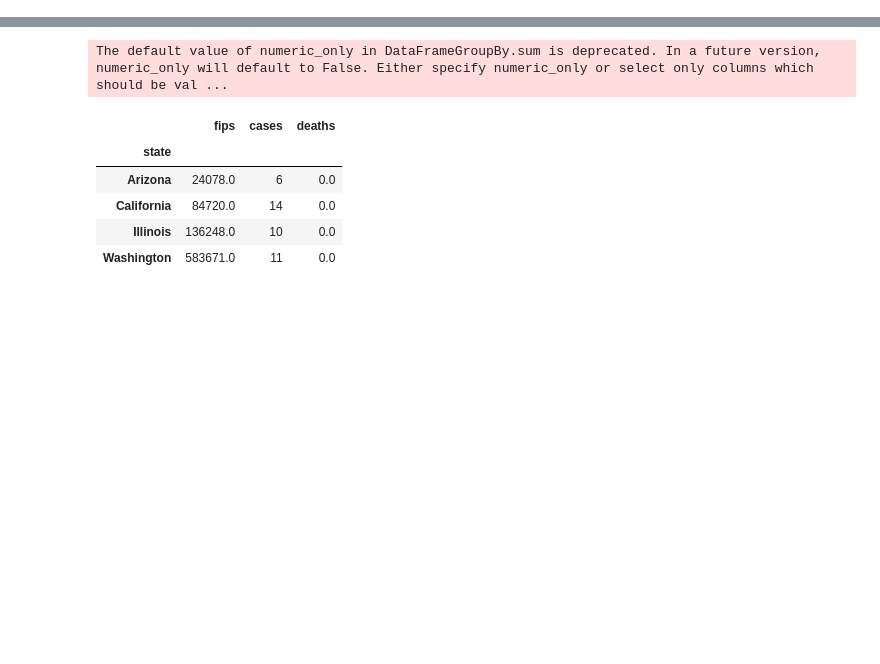
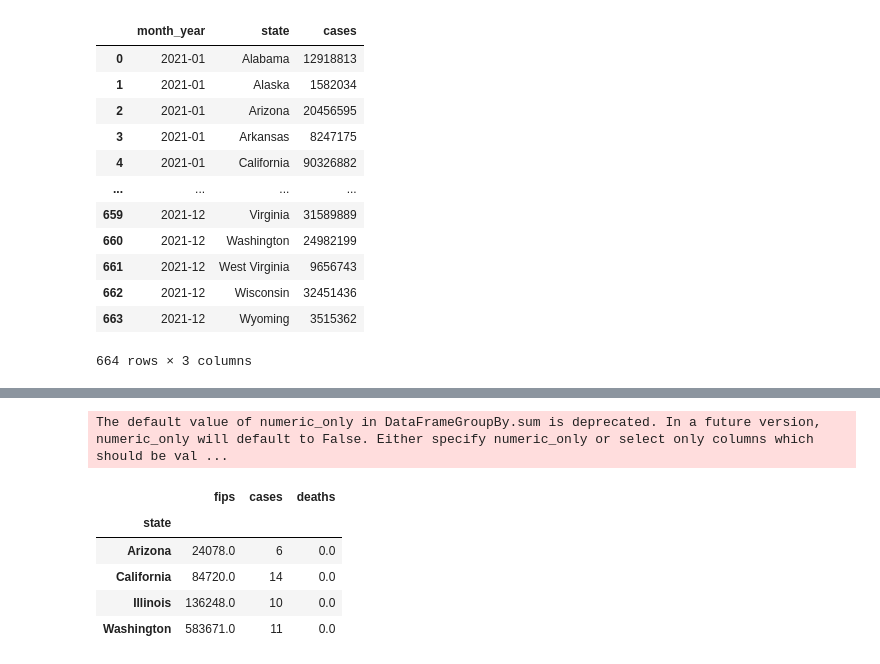
Before and after one commit to Angelinaaaaaaaaaaaa/Covid_prison_visualization, a Jupyter notebook: Untitled.ipynb, the cells around one changed output, grey strips where cells are left out. Cells and saved outputs as stored; diff of their text form; code cells hidden in the pictures; blank space fills up the shorter version.

```diff
--- a/Untitled.ipynb
+++ b/Untitled.ipynb
@@ -21,0 +28,17 @@ data
+# %%
+result2 = data.groupby(['month_year', 'state'])['cases'].sum().reset_index()
+result2
+# %% [output]
+|  | month_year | state | cases |
+| 0 | 2021-01 | Alabama | 12918813 |
+| 1 | 2021-01 | Alaska | 1582034 |
+| 2 | 2021-01 | Arizona | 20456595 |
+| 3 | 2021-01 | Arkansas | 8247175 |
+| 4 | 2021-01 | California | 90326882 |
+| ... | ... | ... | ... |
+| 659 | 2021-12 | Virginia | 31589889 |
+| 660 | 2021-12 | Washington | 24982199 |
+| 661 | 2021-12 | West Virginia | 9656743 |
+| 662 | 2021-12 | Wisconsin | 32451436 |
+| 663 | 2021-12 | Wyoming | 3515362 |
+664 rows × 3 columns
```
Also changed, not shown: parts of 6 cells of this notebook, 9 other files.
